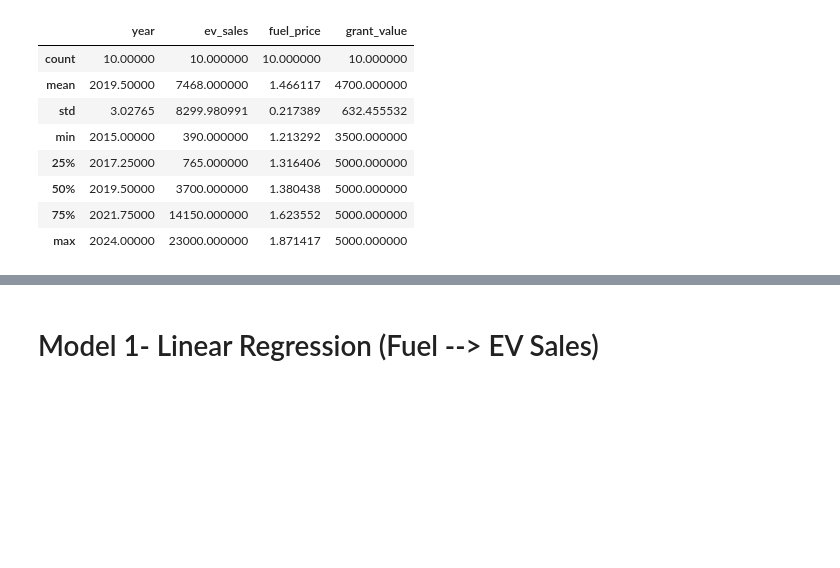
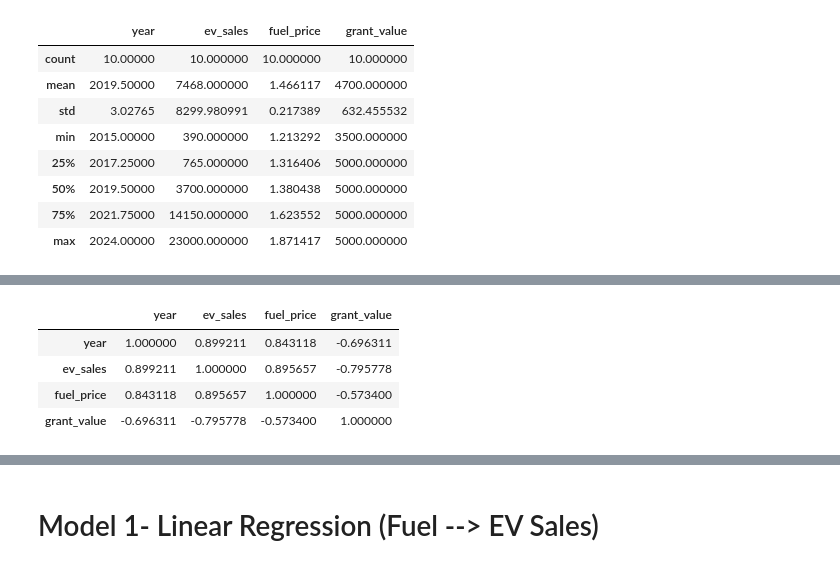
Before and after one commit to Guilherme2022448/Final-Project, a Jupyter notebook: ev_adoption_analysis.ipynb, the cells around one changed output, grey strips where cells are left out. Saved outputs shown, nothing was run; the diff lists cells and outputs as text; code cells hidden in the pictures; blank space fills up the shorter version.

```diff
--- a/ev_adoption_analysis.ipynb
+++ b/ev_adoption_analysis.ipynb
@@ -788,0 +841,13 @@ final_model_df.describe()
+# %%
+# Correlation Matrix
+# Calculate correlation between numerical variables
+correlation_matrix = final_model_df.corr(numeric_only=True)
+
+# Display correlation matrix
+correlation_matrix
+# %% [output]
+|  | year | ev_sales | fuel_price | grant_value |
+| year | 1.000000 | 0.899211 | 0.843118 | -0.696311 |
+| ev_sales | 0.899211 | 1.000000 | 0.895657 | -0.795778 |
+| fuel_price | 0.843118 | 0.895657 | 1.000000 | -0.573400 |
+| grant_value | -0.696311 | -0.795778 | -0.573400 | 1.000000 |
```
Also changed, not shown: parts of 12 cells of this notebook.
